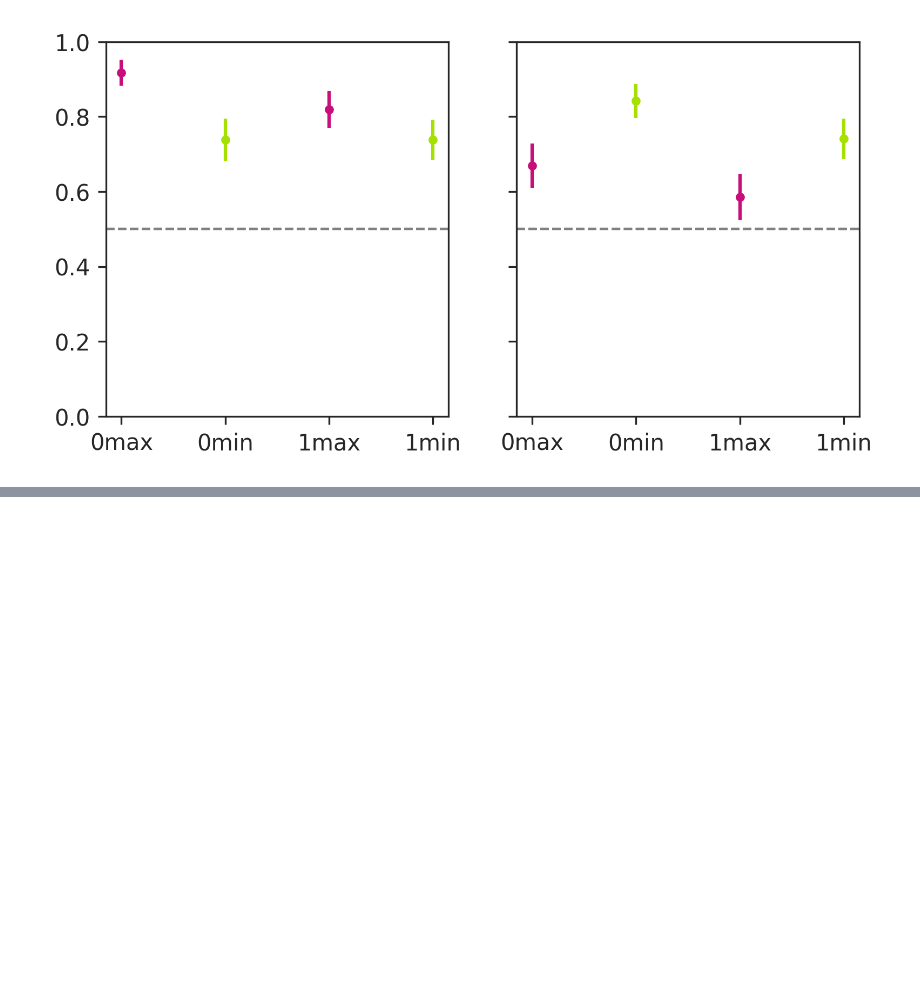
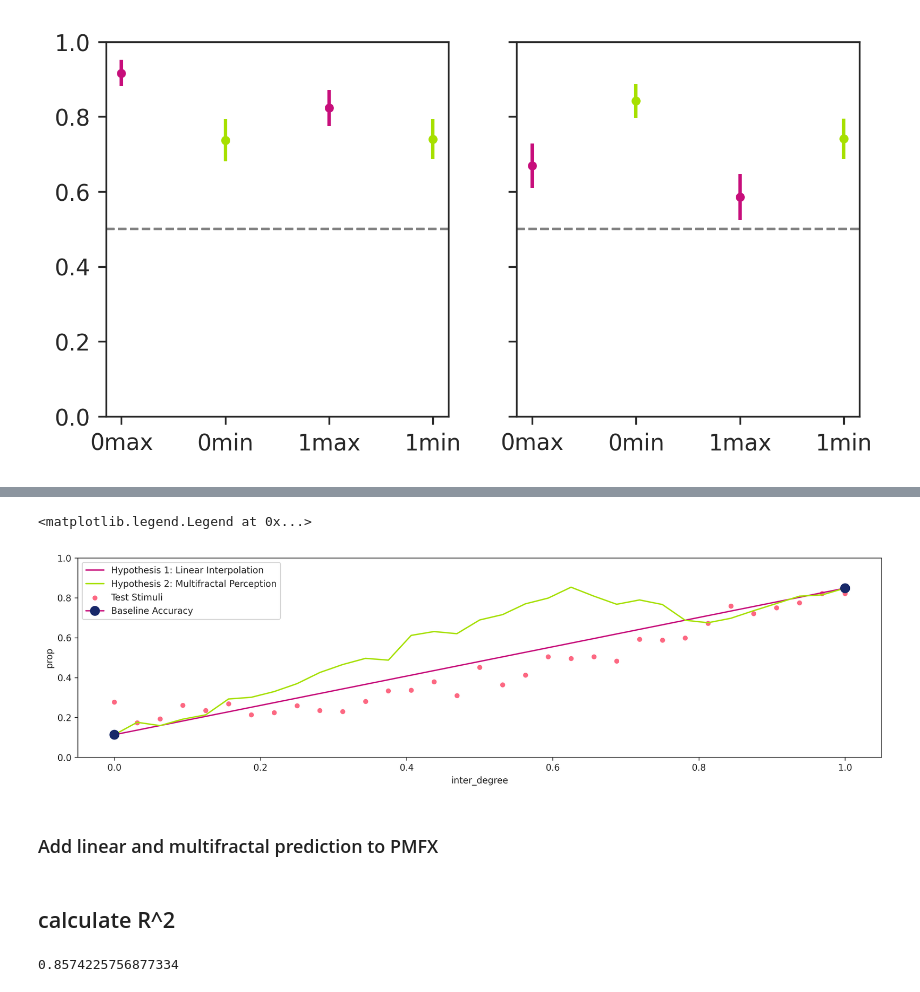
Before and after one commit to xingjeffrey/starling_rhythm_mfdfa, a Jupyter notebook: notebooks/TwoAC_MFDiscrim_Salvage/Interpolation Test Stimuli Performance V3.ipynb, the cells around one changed output, grey strips where cells are left out. Saved outputs shown, nothing was run; the diff lists cells and outputs as text; code cells hidden in the pictures; blank space fills up the shorter version.

```diff
--- a/notebooks/TwoAC_MFDiscrim_Salvage/Interpolation Test Stimuli Performance V3.ipynb
+++ b/notebooks/TwoAC_MFDiscrim_Salvage/Interpolation Test Stimuli Performance V3.ipynb
@@ -162,0 +280,2 @@ plt.savefig(FIGURE_DIR / 'F4_B_pretest.pdf', dpi = 'figure', format = 'pdf', tra
+# %%
+grouped_training_data = pd.concat(training_data)
@@ -162,0 +311,4 @@ plt.savefig(FIGURE_DIR / 'F4_B_pretest.pdf', dpi = 'figure', format = 'pdf', tra
+# %%
+mf_function = list(stims.groupby('interpolation_num')['mean_tMF'].agg('mean')[::4].values)
+mf_function.append(stims.groupby('interpolation_num')['mean_tMF'].agg('mean').iloc[-1])
+len(mf_function)
@@ -162,0 +327,12 @@ plt.savefig(FIGURE_DIR / 'F4_B_pretest.pdf', dpi = 'figure', format = 'pdf', tra
+# %%
+left_baseline = baseline_accuracies.loc[('max', 'left')].values[0]
+right_baseline = baseline_accuracies.loc[('max', 'right')].values[0]
+# %%
+hypo2_linear = (
+    np.linspace(1, 0, 33),
+    normalize(
+        x = mf_function,
+        normalize_anchors = (mf_function[0], mf_function[-1]),
+        newRange = (left_baseline, right_baseline)
+    )
+)
@@ -162,0 +369,36 @@ plt.savefig(FIGURE_DIR / 'F4_B_pretest.pdf', dpi = 'figure', format = 'pdf', tra
+# %%
+plt.figure(figsize = (16, 4), dpi = 300)
+
+plt.plot(
+    hypo1_linear[0],
+    hypo1_linear[1],
+    label = 'Hypothesis 1: Linear Interpolation'
+)
+
+plt.plot(
+    hypo2_linear[0],
+    hypo2_linear[1],
+    label = 'Hypothesis 2: Multifractal Perception'
+)
+
+sns.scatterplot(
+    data = PMFX_L,
+    x = 'inter_degree',
+    y = 'prop',
+    label = 'Test Stimuli',
+    color = '#FC6882'
+)
+
+plt.plot(1, left_baseline, marker = 'o', markerfacecolor = '#172869', markeredgecolor = '#172869', markersize = 10, label = 'Baseline Accuracy')
+plt.plot(0, right_baseline, marker = 'o', markerfacecolor = '#172869', markeredgecolor = '#172869', markersize = 10)
+
+plt.ylim(0, 1)
+
+plt.legend()
+
+plt.savefig(FIGURE_DIR / 'F5_A_Combined.pdf', dpi = 'figure', format = 'pdf', transparent = True)
+# %% [output]
+<matplotlib.legend.Legend at 0x...>
+[figure, added]
+# %% [markdown]
+### Add linear and multifractal prediction to PMFX
@@ -162,0 +408,2 @@ plt.savefig(FIGURE_DIR / 'F4_B_pretest.pdf', dpi = 'figure', format = 'pdf', tra
+# %% [markdown]
+## calculate R^2
@@ -162,0 +412,4 @@ plt.savefig(FIGURE_DIR / 'F4_B_pretest.pdf', dpi = 'figure', format = 'pdf', tra
+# %%
+r2_score(PMFX_L['prop'], PMFX_L['linear_pred'])
+# %% [output]
+0.8574225756877334
```
Also changed, not shown: parts of 79 cells of this notebook, 7 other files.
